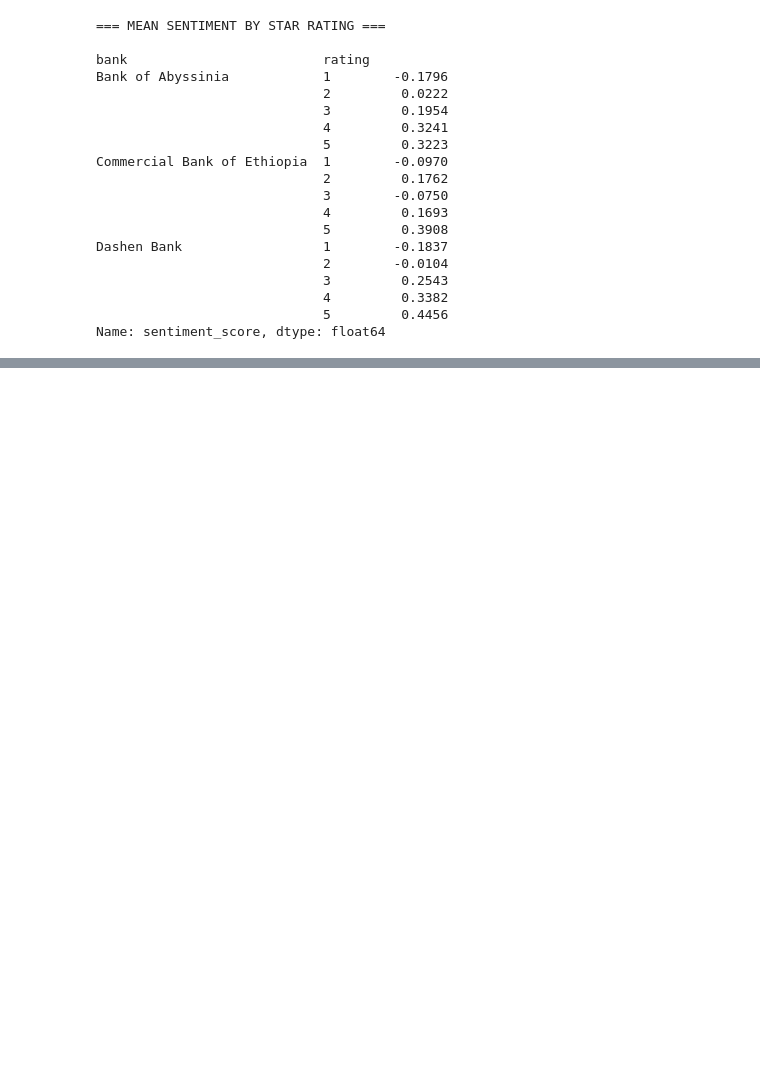
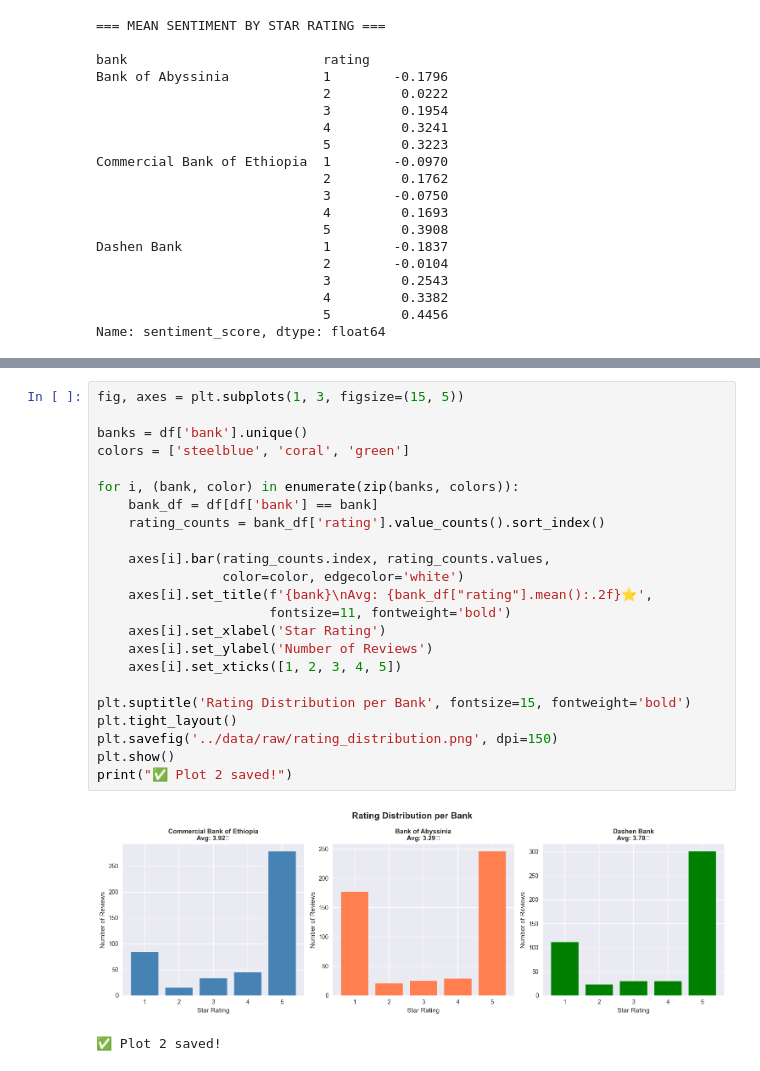
Before and after one commit to Samrawit-alemu/fintech-review-analytics, a Jupyter notebook: notebooks/sentiment_analysis.ipynb, the cells around one changed output, grey strips where cells are left out. Saved outputs shown, nothing was run; the diff lists cells and outputs as text; blank space fills up the shorter version.

```diff
--- a/notebooks/sentiment_analysis.ipynb
+++ b/notebooks/sentiment_analysis.ipynb
@@ -191,0 +272,26 @@ ModuleNotFoundError: No module named 'sklearn'
+# %%
+fig, axes = plt.subplots(1, 3, figsize=(15, 5))
+
+banks = df['bank'].unique()
+colors = ['steelblue', 'coral', 'green']
+
+for i, (bank, color) in enumerate(zip(banks, colors)):
+    bank_df = df[df['bank'] == bank]
+    rating_counts = bank_df['rating'].value_counts().sort_index()
+
+    axes[i].bar(rating_counts.index, rating_counts.values,
+                color=color, edgecolor='white')
+    axes[i].set_title(f'{bank}\nAvg: {bank_df["rating"].mean():.2f}⭐',
+                      fontsize=11, fontweight='bold')
+    axes[i].set_xlabel('Star Rating')
+    axes[i].set_ylabel('Number of Reviews')
+    axes[i].set_xticks([1, 2, 3, 4, 5])
+
+plt.suptitle('Rating Distribution per Bank', fontsize=15, fontweight='bold')
+plt.tight_layout()
+plt.savefig('../data/raw/rating_distribution.png', dpi=150)
+plt.show()
+print("✅ Plot 2 saved!")
+# %% [output]
+[figure, added]
+✅ Plot 2 saved!
```
Also changed, not shown: parts of 7 cells of this notebook, 2 other files.
